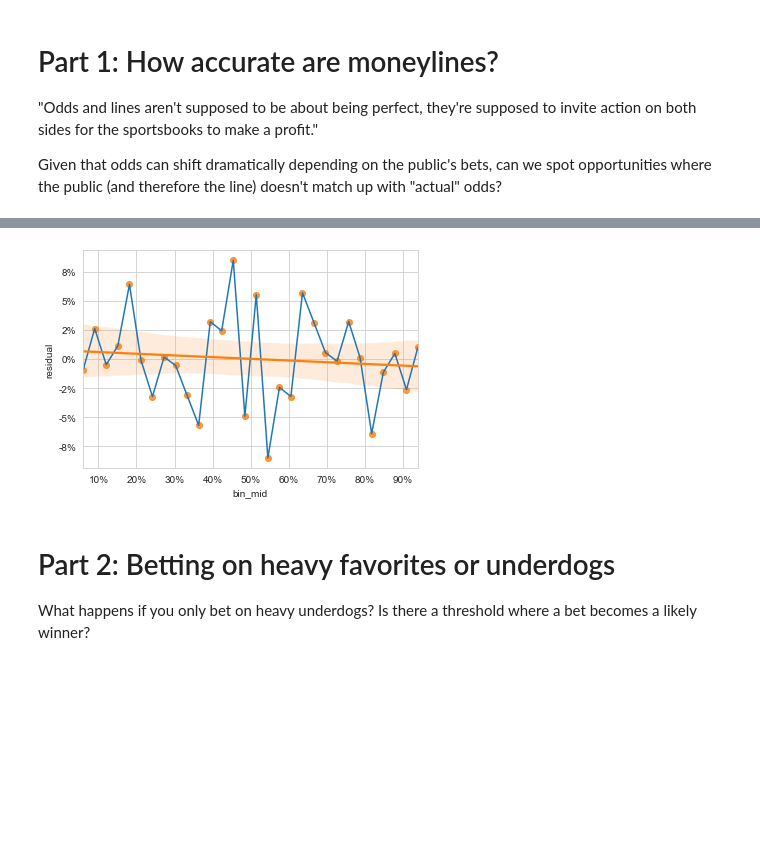
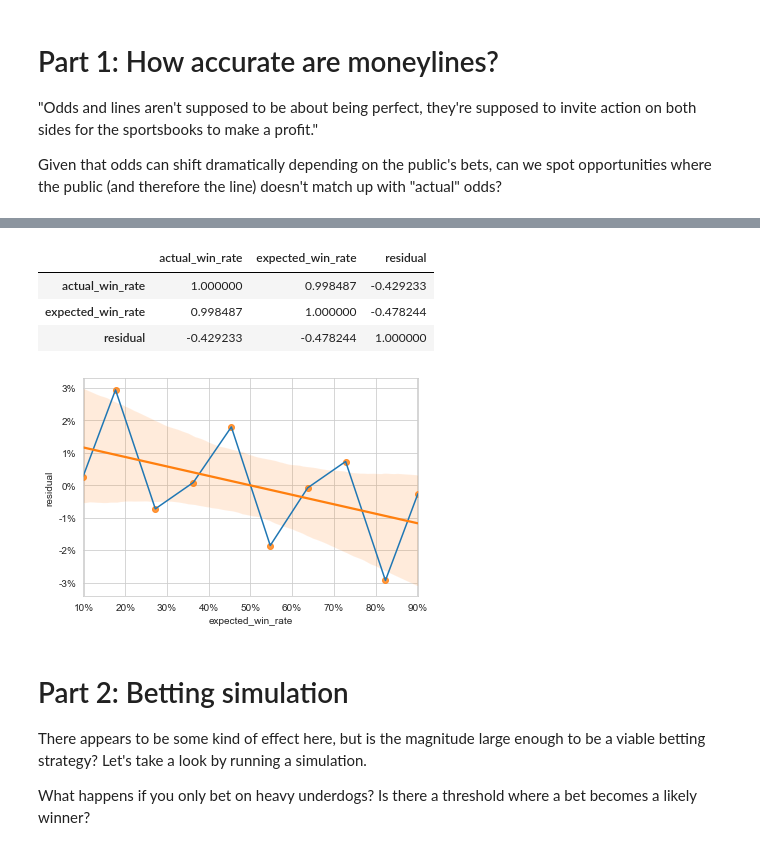
Before and after one commit to lambertchu/SBRscraper, a Jupyter notebook: sbr_profitability.ipynb, the cells around one changed output, grey strips where cells are left out. Cells and saved outputs as stored; diff of their text form; code cells hidden in the pictures; blank space fills up the shorter version.

Commit message:
Improve binning data; calculate residuals; plots

```diff
--- a/sbr_profitability.ipynb
+++ b/sbr_profitability.ipynb
@@ -17,12 +17,13 @@ from operator import attrgetter
 sns.set_style('whitegrid')
 
 # Import datasets
+df_nba_lines_16 = pd.read_csv('./SBRscraper/SBR_NBA_Lines_2016-17.csv')
 df_nba_lines_17 = pd.read_csv('./SBRscraper/SBR_NBA_Lines_2017-18.csv')
 df_nba_lines_18 = pd.read_csv('./SBRscraper/SBR_NBA_Lines_2018-19.csv')
 df_nba_lines_19 = pd.read_csv('./SBRscraper/SBR_NBA_Lines_2019-20.csv')
 
 # Combine all into single dataframe
-df_nba_lines = pd.concat([df_nba_lines_17, df_nba_lines_18, df_nba_lines_19], ignore_index=True)
+df_nba_lines = pd.concat([df_nba_lines_16, df_nba_lines_17, df_nba_lines_18, df_nba_lines_19], ignore_index=True)
 # %%
 # Function that calculates win probability from moneyline
 def ml_to_win_prob(ml):
@@ -122,15 +118,32 @@ df_win_prob.style.format({
 # %%
 # Plot residuals
-ax = sns.lineplot(x='bin_mid', y='residual', data=df_win_prob);
+
+# Predicted vs. Residual
+ax = sns.lineplot(x='expected_win_rate', y='residual', data=df_win_rate);
 ax.xaxis.set_major_formatter(FuncFormatter(lambda x, _: '{:.0%}'.format(x)))
 ax.yaxis.set_major_formatter(FuncFormatter(lambda y, _: '{:.0%}'.format(y)))
 ax.set(xlabel='Win Probability', ylabel='Residual');
+sns.regplot(x='expected_win_rate', y='residual', data=df_win_rate, fit_reg=True);
 
-sns.regplot(x='bin_mid', y='residual', data=df_win_prob, fit_reg=True);
+# Actual vs. Residual
+# ax = sns.lineplot(x='win_rate', y='residual', data=df_win_prob);
+# ax.xaxis.set_major_formatter(FuncFormatter(lambda x, _: '{:.0%}'.format(x)))
+# ax.yaxis.set_major_formatter(FuncFormatter(lambda y, _: '{:.0%}'.format(y)))
+# ax.set(xlabel='Win Rate', ylabel='Residual');
+# sns.regplot(x='win_rate', y='residual', data=df_win_prob, fit_reg=True);
+
+# Correlation
+df_win_rate.corr()
 # %% [output]
+|  | actual_win_rate | expected_win_rate | residual |
+| actual_win_rate | 1.000000 | 0.998487 | -0.429233 |
+| expected_win_rate | 0.998487 | 1.000000 | -0.478244 |
+| residual | -0.429233 | -0.478244 | 1.000000 |
-[figure, old version]
+[figure, new version]
 # %% [markdown]
-# Part 2: Betting on heavy favorites or underdogs
+# Part 2: Betting simulation
+
+There appears to be some kind of effect here, but is the magnitude large enough to be a viable betting strategy? Let's take a look by running a simulation.
 
 What happens if you only bet on heavy underdogs? Is there a threshold where a bet becomes a likely winner?
 # %%
```
Also changed, not shown: parts of 2 cells of this notebook.
